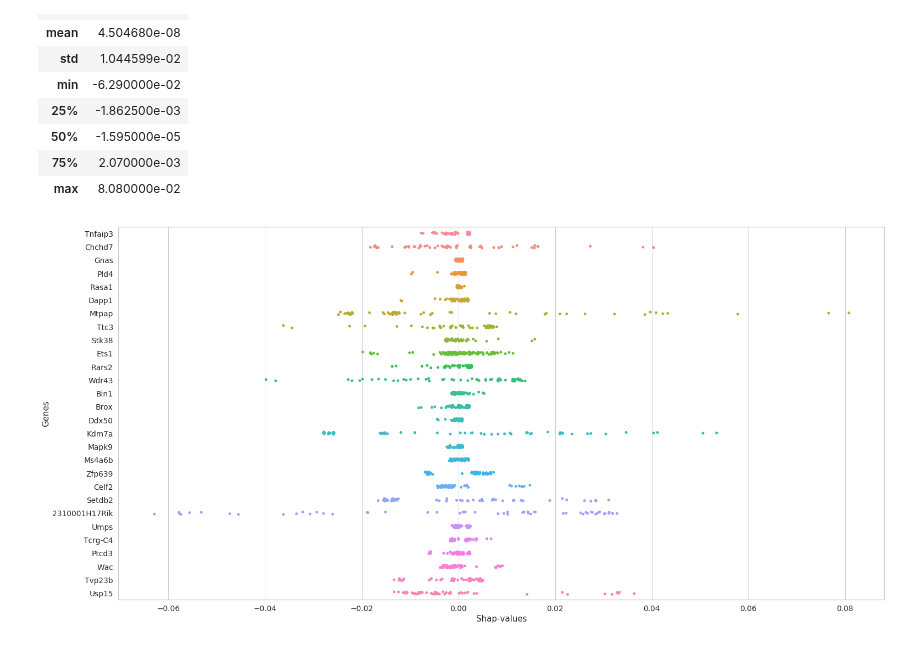
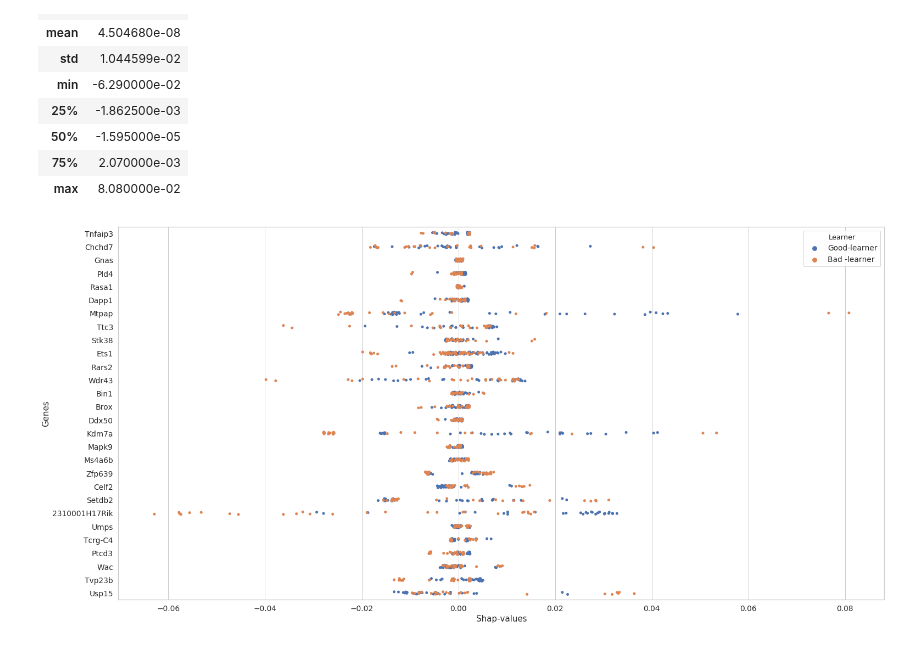
Before and after one commit to DipankarJDutta/DipankarJDutta-Biomarker-discovery-from-B-T-cells-in-FASD-GDM-with-LSTM, a Jupyter notebook: LSTM_Shap-values_samples ranked by LI_stripplot.ipynb, the cells around one changed output. Saved outputs shown, nothing was run; the diff lists cells and outputs as text; code cells hidden in the pictures.

```diff
--- a/LSTM_Shap-values_samples ranked by LI_stripplot.ipynb
+++ b/LSTM_Shap-values_samples ranked by LI_stripplot.ipynb
@@ -55,14 +55,14 @@ sns.set(style = 'whitegrid', font= 'sans-serif', font_scale=1.25)
 # %%
 #Set up Matplotlib figure
 f,ax = plt.subplots(figsize=(25, 12.5))
 
 # Specify colors
 cmap = sns.diverging_palette(240, 10, as_cmap=True)
 
 # Plotting the heatmap with the correct aspect ratio
-sns.stripplot(x='Shap-values', y='Genes', data=dataset)
+sns.stripplot(x='Shap-values', y='Genes', hue='Learner', data=dataset)
 
 #Save figure as svg
 plt.savefig ('Strip-plot_shap_LSTM_ranked by LI.svg', format = 'svg')
 # %% [output]
-[figure, old version]
+[figure, new version]
```
